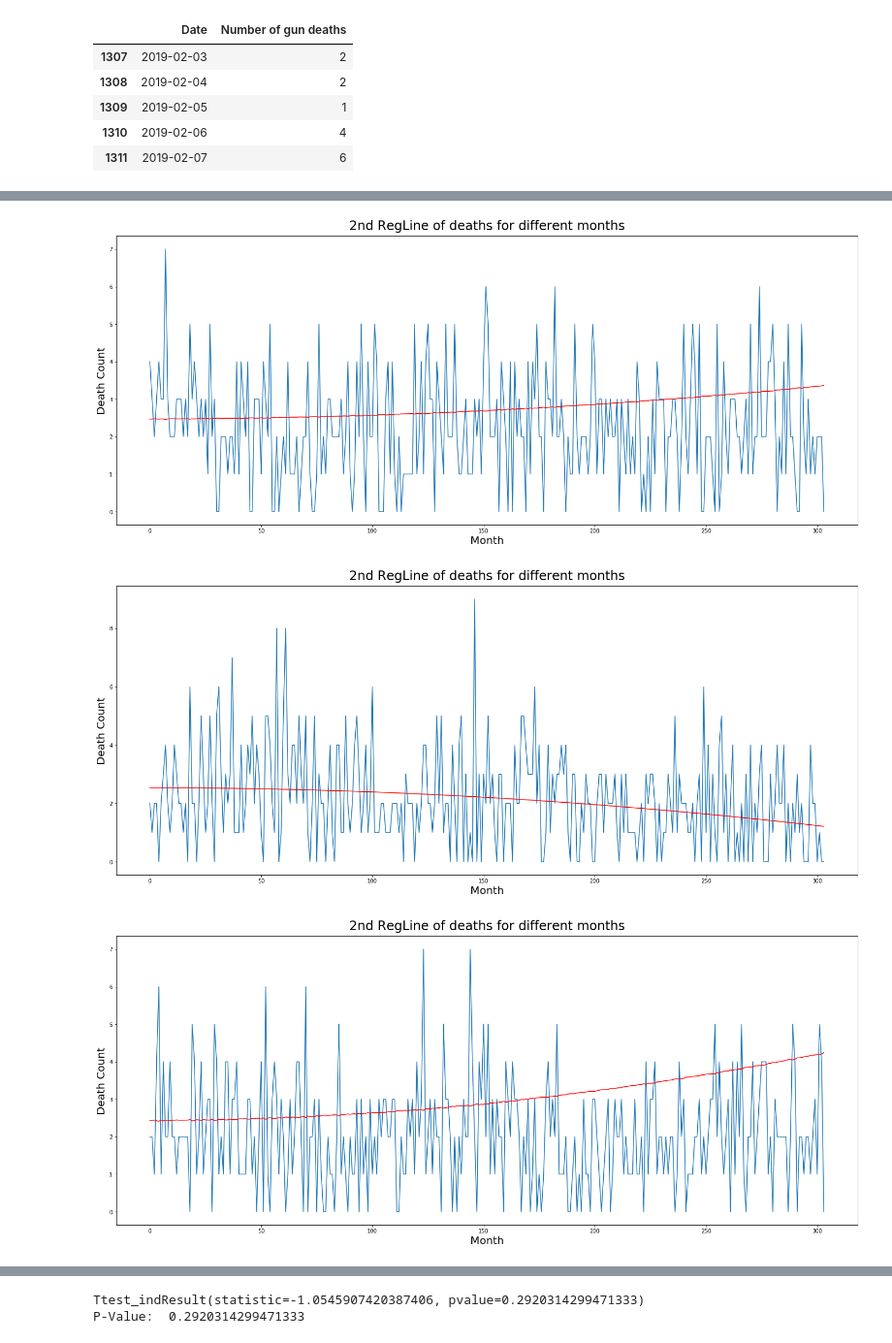
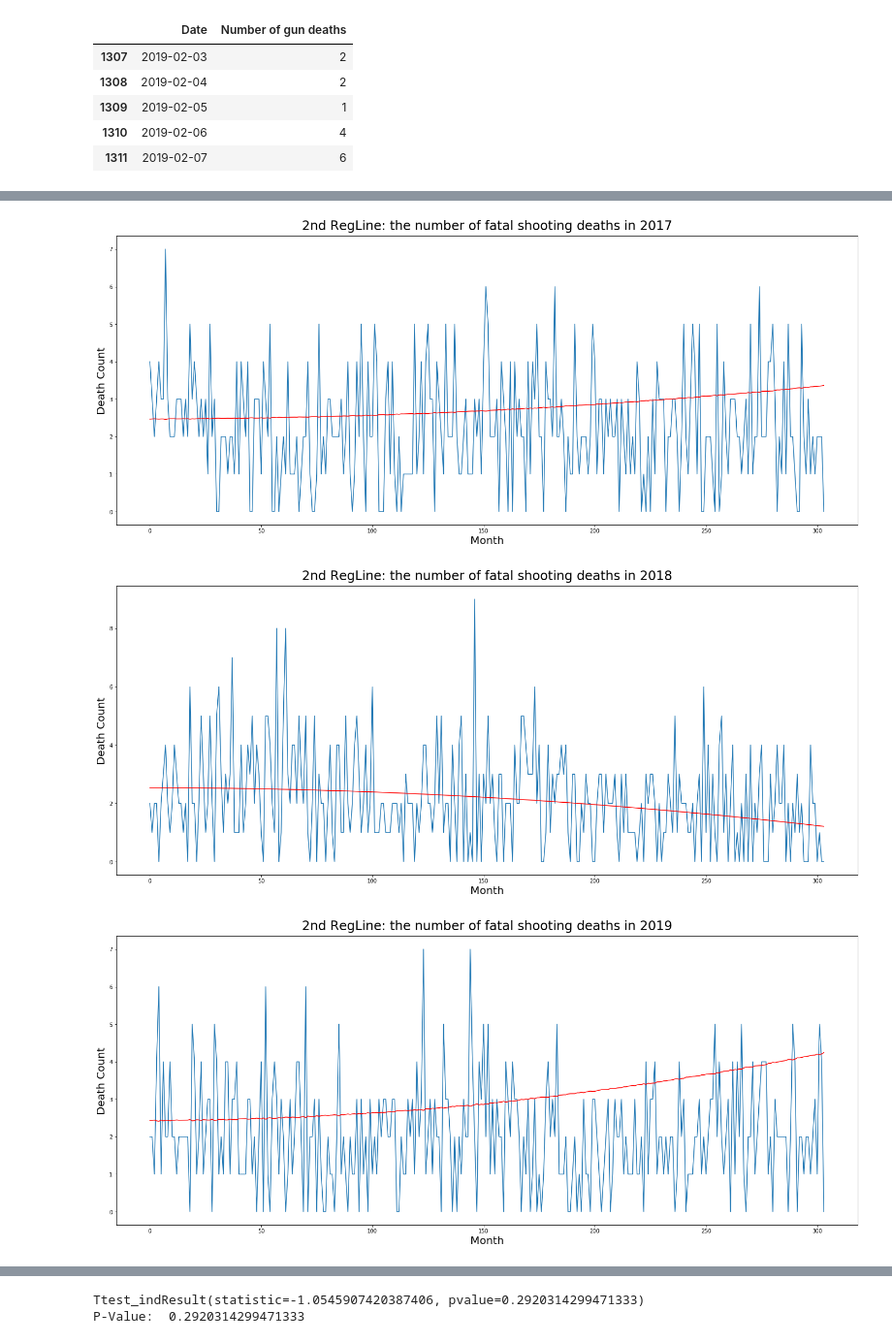
Before and after one commit to ericu-u/covid-police-shootings-analysis, a Jupyter notebook: FinalProject_group047.ipynb, the cells around one changed output, grey strips where cells are left out. Shown at 97% size. Cells and saved outputs as stored; diff of their text form; code cells hidden in the pictures.

```diff
--- a/FinalProject_group047.ipynb
+++ b/FinalProject_group047.ipynb
@@ -727,7 +727,7 @@ for i in idx:
 t020 = t020.sort_values('Date')
 # %%
 ms, m1s, bs = [],[],[]
-
+year = 2015
 for table in [t015,t016,t017,t018,t019]:
 
     x15,y15 = np.array(range(len(table.index.values))),table['Number of gun deaths']
@@ -740,5 +740,6 @@ for table in [t015,t016,t017,t018,t019]:
     plt.plot(x15, m*pow(x15, 2) + m1*y15 + b, color='red')
     plt.ylabel('Death Count', fontsize=20)
     plt.xlabel('Month', fontsize=20)
-    plt.title('2nd RegLine of deaths for different months', fontsize=24, y=1.01)
+    plt.title('2nd RegLine: the number of fatal shooting deaths in ' + str(year), fontsize=24, y=1.01)
+    year += 1
 # %% [output]
@@ -747,6 +748,6 @@ for table in [t015,t016,t017,t018,t019]:
-[figure, old version]
+[figure, new version]
-[figure, old version]
+[figure, new version]
-[figure, old version]
+[figure, new version]
 # %%
 m20, m120, b20 = np.mean(ms), np.mean(m1s), np.mean(bs)
 # %%
```
Also changed, not shown: parts of 1 cell of this notebook.
